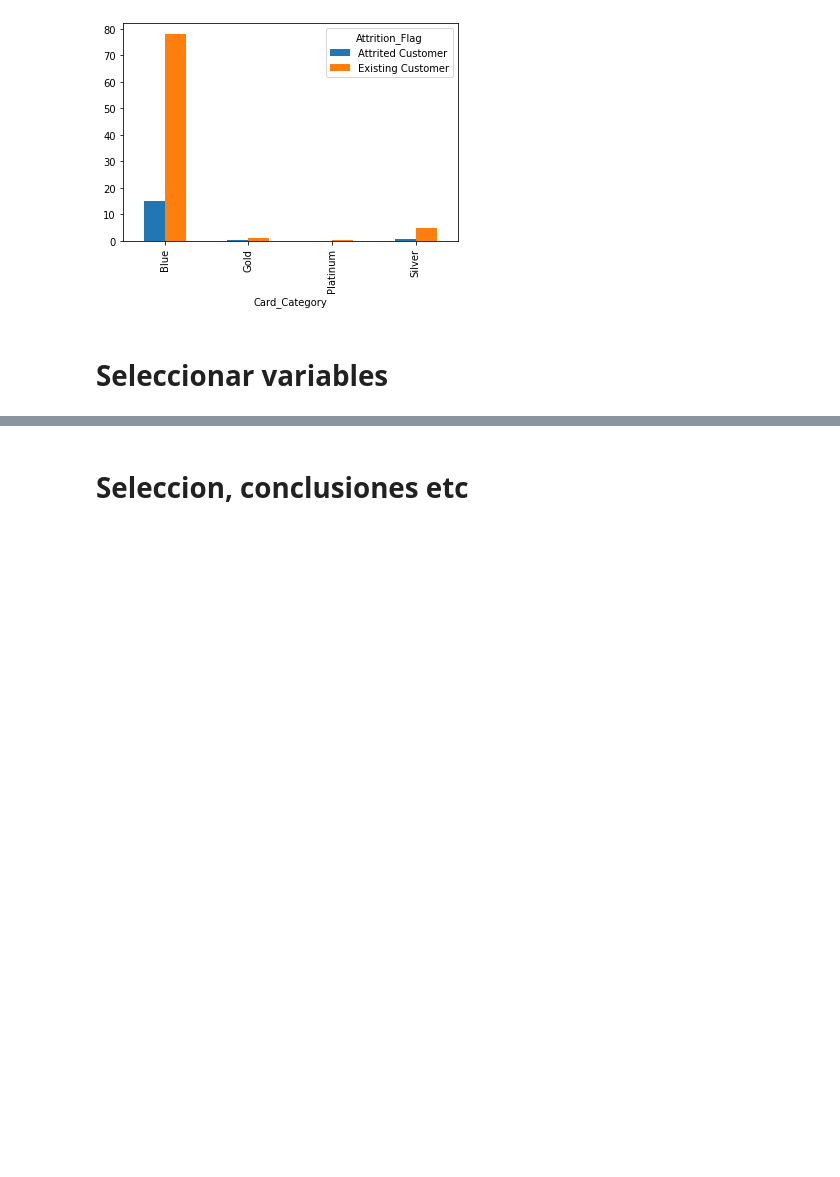
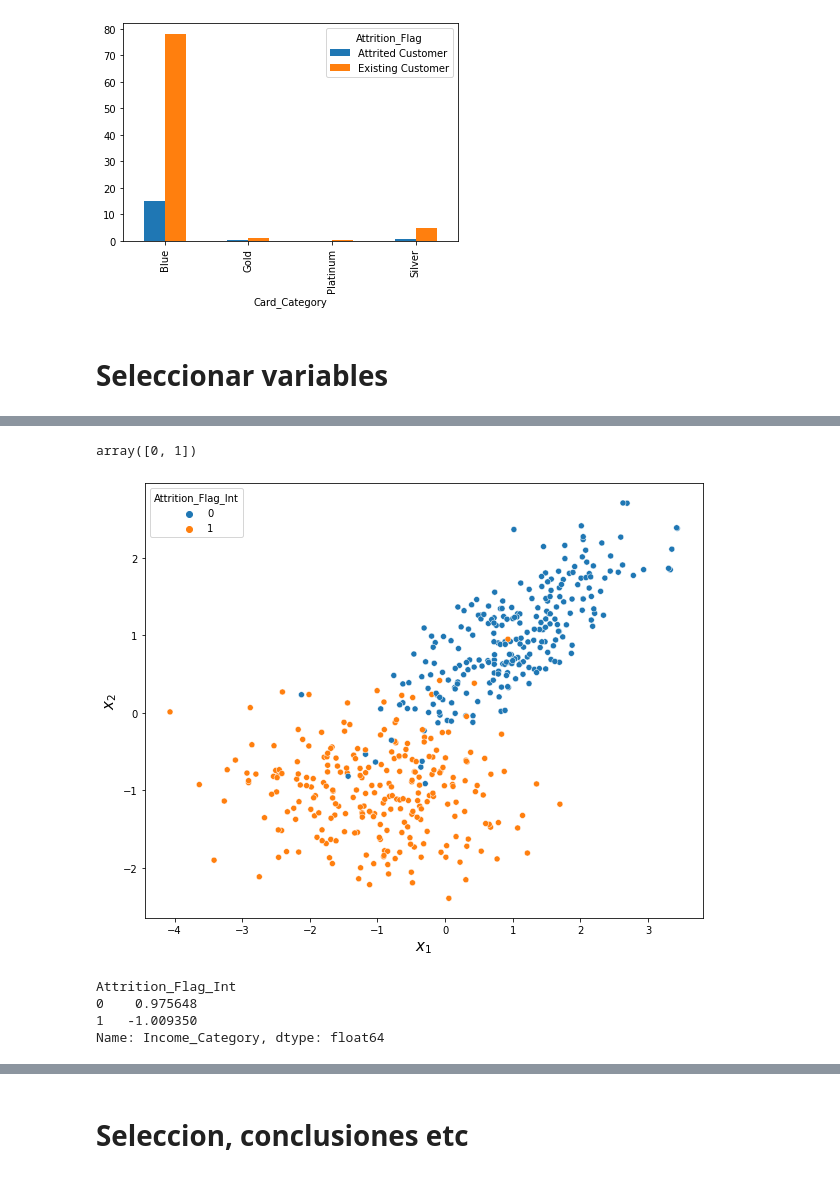
Before and after one commit to sjaureguimodo/datascience-digitalhouse, a Jupyter notebook: TP3.ipynb, the cells around one changed output, grey strips where cells are left out. Cells and saved outputs as stored; diff of their text form; code cells hidden in the pictures; blank space fills up the shorter version.

```diff
--- a/TP3.ipynb
+++ b/TP3.ipynb
@@ -858,0 +888,11 @@ Flag_Card2.plot(kind = 'bar')
+# %%
+from sklearn.datasets import make_classification
+
+# Generamos un dataset de 500 samples, cada una con 2 features, correspondientes a 2 clases distintas
+X, y = make_classification(n_samples=500, n_features=2, n_classes=2,
+                           n_redundant=0, n_clusters_per_class=1, random_state=123)
+# %%
+#Volcamos los datos a un DataFrame
+dfKnn = pd.DataFrame(X, columns=['Total_Trans_Ct', 'Income_Category'])
+dfKnn['Attrition_Flag_Int'] = y
+dfKnn.head()
@@ -858,0 +906,20 @@ Flag_Card2.plot(kind = 'bar')
+# %%
+# Inspeccionamos el vector objetivo
+dfKnn['Attrition_Flag_Int'].unique()
+# %% [output]
+array([0, 1])
+# %%
+# Visualizamos los datos
+plt.figure(figsize=(10,8))
+sns.scatterplot(x='Total_Trans_Ct', y='Income_Category', data=dfKnn, hue='Attrition_Flag_Int')
+plt.xlabel(f'$x_1$', fontsize=15)
+plt.ylabel(f'$x_2$', fontsize=15);
+# %% [output]
+[figure, added]
+# %%
+dfKnn.groupby('Attrition_Flag_Int')['Income_Category'].mean()
+# %% [output]
+Attrition_Flag_Int
+0    0.975648
+1   -1.009350
+Name: Income_Category, dtype: float64
```
Also changed, not shown: parts of 67 cells of this notebook.
